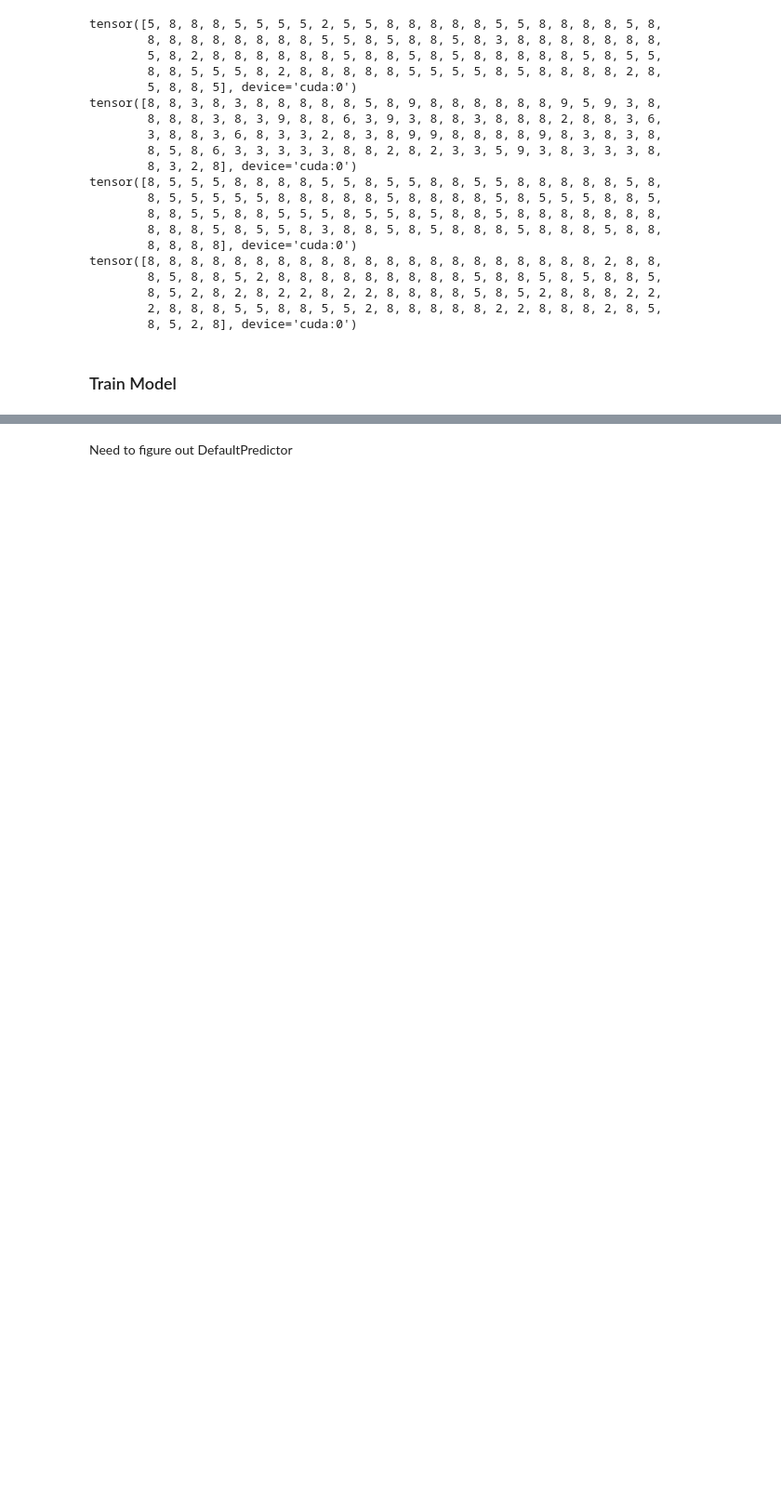
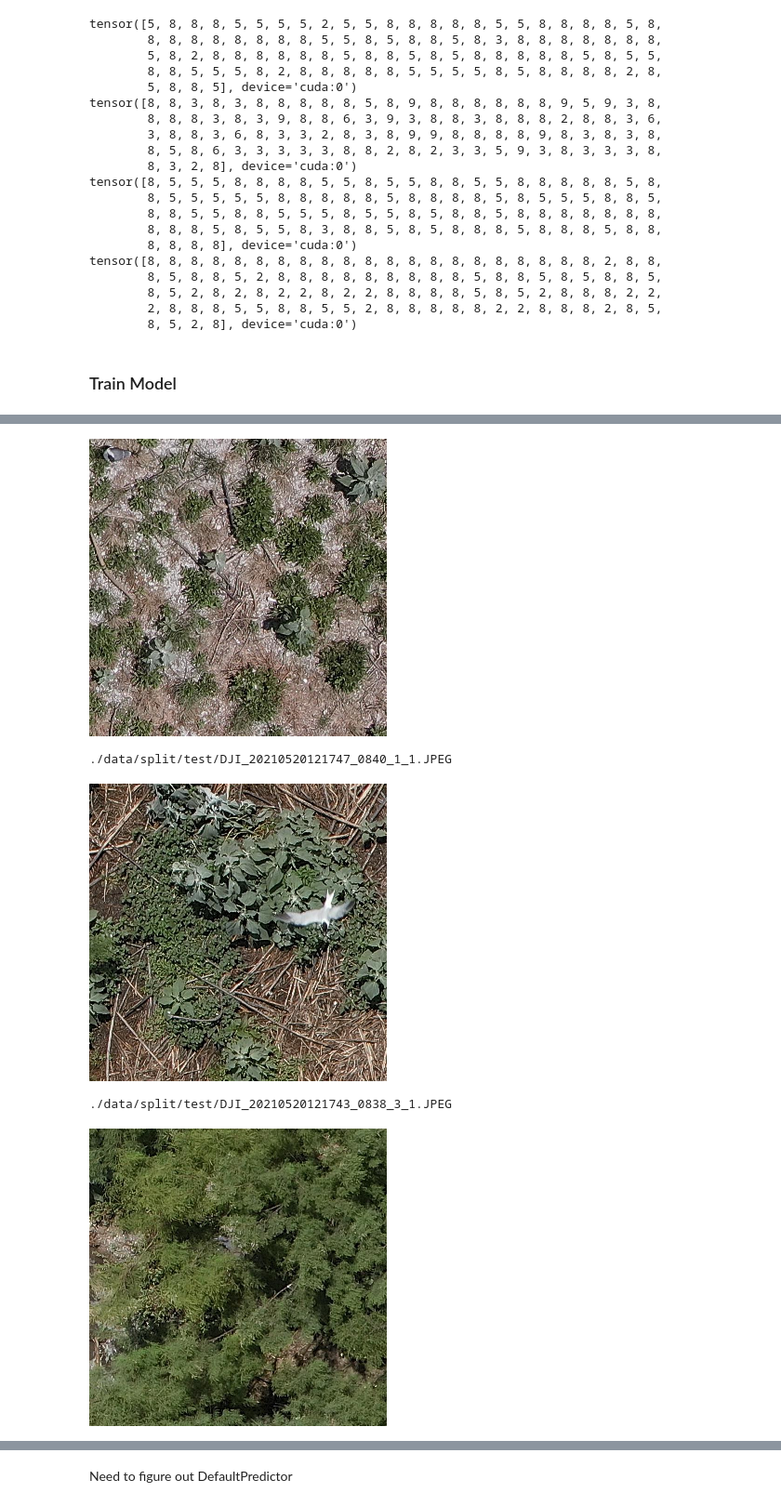
Before and after one commit to RiceD2KLab/Audubon_F21, a Jupyter notebook: FasterRCNNDenseNet/Faster_RCNN_DenseNet.ipynb, the cells around one changed output, grey strips where cells are left out. Shown at 93% size. Saved outputs shown, nothing was run; the diff lists cells and outputs as text; code cells hidden in the pictures; blank space fills up the shorter version.

```diff
--- a/FasterRCNNDenseNet/Faster_RCNN_DenseNet.ipynb
+++ b/FasterRCNNDenseNet/Faster_RCNN_DenseNet.ipynb
@@ -959,6 +960,7 @@ model = GeneralizedRCNN(
 # %% [markdown]
 Create a model from cfg file.
 # %%
+from detectron2.config import get_cfg
 from detectron2.config import CfgNode as CN
 
 model_channels = {
@@ -972,13 +974,13 @@ cfg = get_cfg()
 
 cfg.MODEL.META_ARCHITECTURE = "GeneralizedRCNN"
 
-cfg.MODEL.PIXEL_MEAN = [103.530, 116.280, 123.675]
+cfg.MODEL.PIXEL_MEAN = [103.530, 116.280, 123.675]   # change to our dataset
 cfg.MODEL.PIXEL_STD = [1.0, 1.0, 1.0]
 cfg.INPUT.FORMAT = "BGR"
-cfg.INPUT.MIN_SIZE_TRAIN = 640
-cfg.INPUT.MAX_SIZE_TRAIN = 640
+cfg.INPUT.MIN_SIZE_TRAIN = 640   # [640,]
+# cfg.INPUT.MAX_SIZE_TRAIN = 640
 cfg.INPUT.MIN_SIZE_TEST = 640
-cfg.INPUT.MAX_SIZE_TEST = 640
+# cfg.INPUT.MAX_SIZE_TEST = 640
 
 # List of the dataset names for training. Must be registered in DatasetCatalog
 # Samples from these datasets will be merged and used as one dataset.
@@ -990,7 +992,7 @@ cfg.DATASETS.TEST = ("birds_species_val",)
 # # Number of top scoring precomputed proposals to keep for test
 # _C.DATASETS.PRECOMPUTED_PROPOSAL_TOPK_TEST = 1000
 
-cfg.DATALOADER.NUM_WORKERS = 4
+cfg.DATALOADER.NUM_WORKERS = 2
 
 cfg.MODEL.DENSENET = CN()
 cfg.MODEL.DENSENET.CONV_BODY = "densenet121"
@@ -1008,7 +1010,8 @@ cfg.MODEL.ANCHOR_GENERATOR.NAME = "DefaultAnchorGenerator"
 # Format: list[list[float]]. SIZES[i] specifies the list of sizes to use for
 # IN_FEATURES[i]; len(SIZES) must be equal to len(IN_FEATURES) or 1.
 # When len(SIZES) == 1, SIZES[0] is used for all IN_FEATURES.
-cfg.MODEL.ANCHOR_GENERATOR.SIZES = [[32, 64, 128, 256, 512]]
+# cfg.MODEL.ANCHOR_GENERATOR.SIZES = [[32, 64, 128, 256, 512]]
+cfg.MODEL.ANCHOR_GENERATOR.SIZES = [[128, 256, 512]]   # # Faster R-CNN paper used this on images with shorter side 600
 # Anchor aspect ratios. For each area given in `SIZES`, anchors with different aspect
 # ratios are generated by an anchor generator.
 # Format: list[list[float]]. ASPECT_RATIOS[i] specifies the list of aspect ratios (H/W)
@@ -1089,7 +1092,7 @@ cfg.MODEL.ROI_BOX_HEAD.POOLER_TYPE = "ROIAlignV2"
 
 cfg.MODEL.ROI_BOX_HEAD.NUM_FC = 2
 # Hidden layer dimension for FC layers in the RoI box head
-cfg.MODEL.ROI_BOX_HEAD.FC_DIM = 1024   # Set to cfg.MODEL.DENSENET.OUT_CHANNELS
+cfg.MODEL.ROI_BOX_HEAD.FC_DIM = 1024   # Needs to match cfg.MODEL.DENSENET.OUT_CHANNELS
 # _C.MODEL.ROI_BOX_HEAD.NUM_CONV = 0
 # Channel dimension for Conv layers in the RoI box head
 # _C.MODEL.ROI_BOX_HEAD.CONV_DIM = 256
@@ -1236,0 +1261,30 @@ WARNING [03/25 17:23:55 d2.engine.defaults]: No evaluator found. Use `DefaultTra
+# %%
+from detectron2.engine import DefaultPredictor
+from Audubon_F21.utils.evaluation import get_precisions_recalls, plot_precision_recall
+
+cfg.MODEL.WEIGHTS = os.path.join(cfg.OUTPUT_DIR, "model_final.pth")  # path to the model we just trained
+cfg.MODEL.ROI_HEADS.SCORE_THRESH_TEST = 0.7
+cfg.DATASETS.TEST = ("birds_species_val", "birds_species_test")
+predictor = DefaultPredictor(cfg)
+# trainer.resume_or_load(resume=True)
+# %%
+from detectron2.utils.visualizer import Visualizer
+from detectron2.data import MetadataCatalog, DatasetCatalog
+
+cfg.INPUT.MIN_SIZE_TEST = 640
+cfg.INPUT.MIN_SIZE_TRAIN = 640
+predictor = DefaultPredictor(cfg)
+trainer.resume_or_load(resume=True)
+dataset_dicts = DatasetCatalog.get("birds_species_test")
+for d in random.sample(dataset_dicts, 3):
+   im = cv2.imread(d["file_name"])
+   outputs = predictor(im)
+   print(d["file_name"])
+   v = Visualizer(im[:, :, ::-1],
+                  metadata=MetadataCatalog.get(f"birds_species_{d}"),
+                  scale=0.5,
+                    # remove the colors of unsegmented pixels
+   )
+   v = v.draw_instance_predictions(outputs["instances"].to("cpu"))
+   cv2_imshow(v.get_image()[:, :, ::-1])
+# %% [output]
@@ -1236,0 +1293,5 @@ WARNING [03/25 17:23:55 d2.engine.defaults]: No evaluator found. Use `DefaultTra
+[figure, added]
+./data/split/test/DJI_20210520121747_0840_1_1.JPEG
+[figure, added]
+./data/split/test/DJI_20210520121743_0838_3_1.JPEG
+[figure, added]
```
Also changed, not shown: parts of 17 cells of this notebook.
